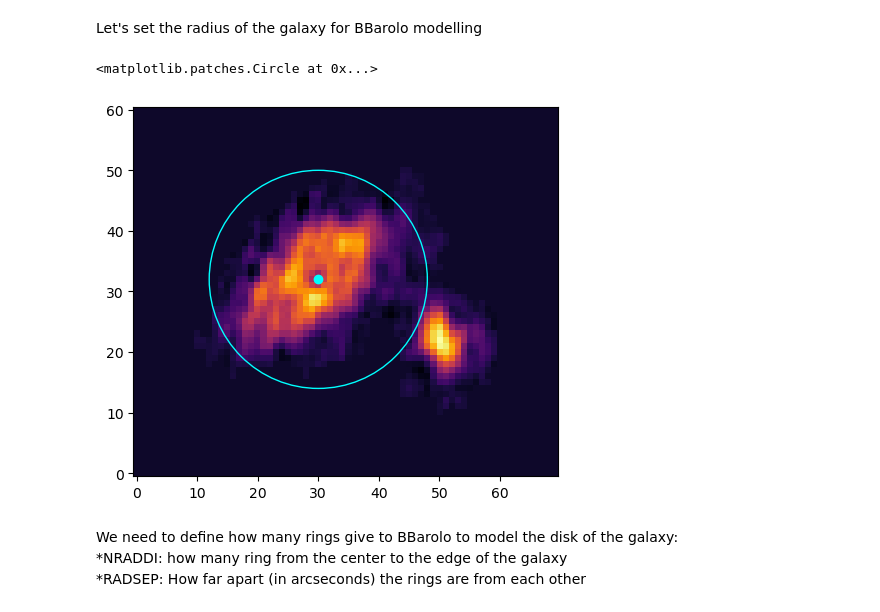
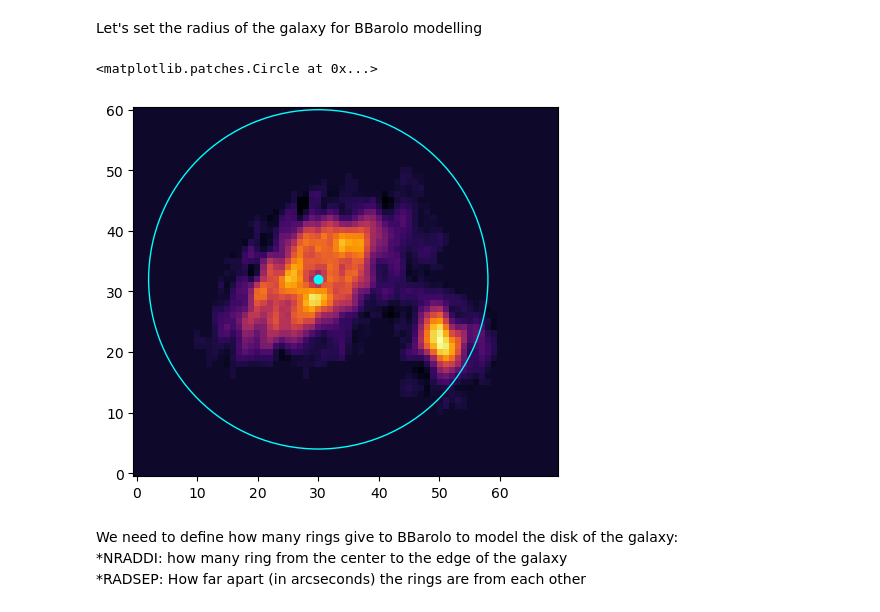
Before and after one commit to AnyelTars/Galaxies-Dynamics-WSRT, a Jupyter notebook: S0121+3848/Galaxy-preview.ipynb, the cells around one changed output. Drawn from its saved outputs; the diff is of its cells as text; code cells hidden in the pictures.

```diff
--- a/S0121+3848/Galaxy-preview.ipynb
+++ b/S0121+3848/Galaxy-preview.ipynb
@@ -138,10 +138,10 @@ Let's set the radius of the galaxy for BBarolo modelling
 # %%
 plt.imshow(mom0_dat, cmap='inferno', origin='lower')
 plt.plot(30,32,'o',color='cyan')
-plt.gca().add_patch(plt.Circle((30, 32), 18, color='cyan', fill=False))
+plt.gca().add_patch(plt.Circle((30, 32), 28, color='cyan', fill=False))
 # %% [output]
 <matplotlib.patches.Circle at 0x...>
-[figure, old version]
+[figure, new version]
 # %% [markdown]
 We need to define how many rings give to BBarolo to model the disk of the galaxy:
     \*NRADDI: how many ring from the center to the edge of the galaxy
```
Also changed, not shown: parts of 1 cell of this notebook.
